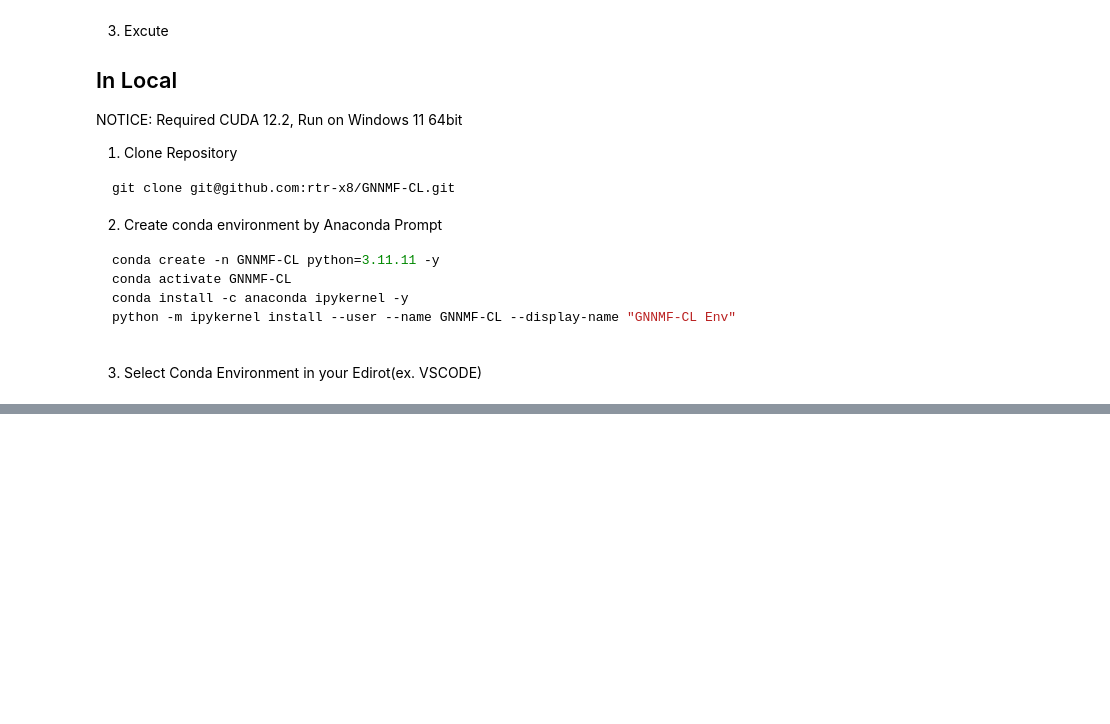
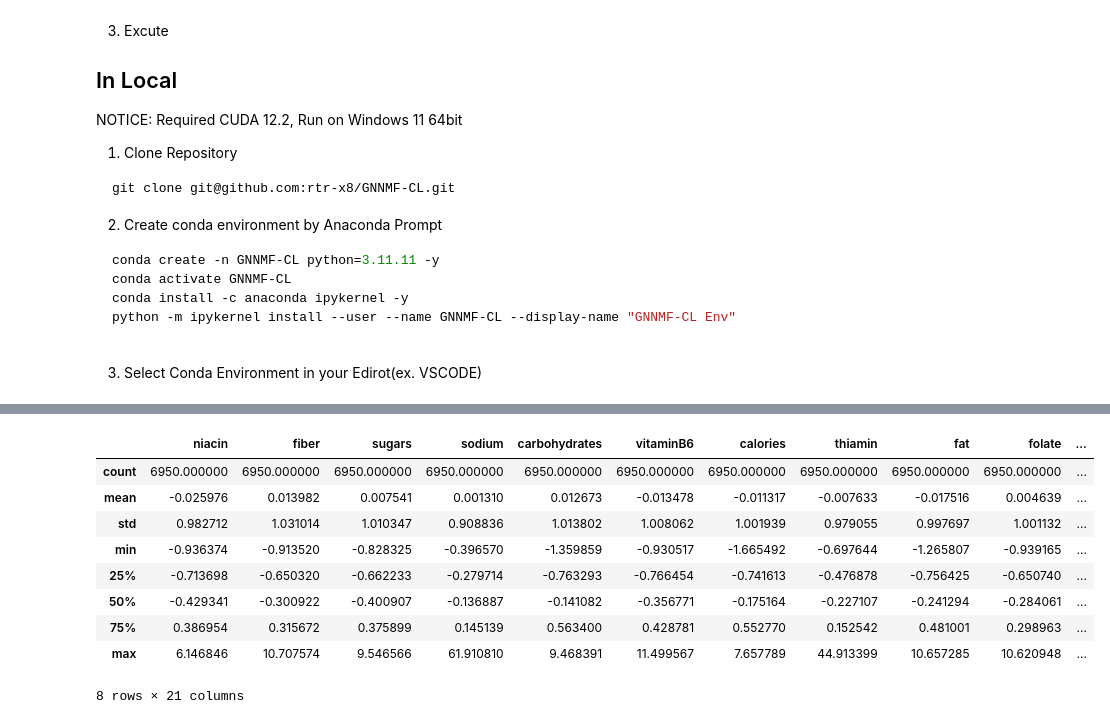
Before and after one commit to rtr-x8/GNNMF-CL, a Jupyter notebook: notebook/book.ipynb, the cells around one changed output, grey strips where cells are left out. Saved outputs shown, nothing was run; the diff lists cells and outputs as text; code cells hidden in the pictures; blank space fills up the shorter version.

```diff
--- a/notebook/book.ipynb
+++ b/notebook/book.ipynb
@@ -259,30 +310,43 @@ mini_ingredients = ingredients.loc[ingredients.index.isin(mini_recipe_ingredient
 mini_recipe_nutrients = recipe_nutrients.loc[recipe_nutrients.index.isin(recipe_ids)]
 mini_recipe_image_embeddings = recipe_image_embeddings.loc[recipe_image_embeddings.index.isin(recipe_ids)]
 mini_recipe_image_vlm_caption_embeddings = recipe_image_vlm_caption_embeddings.loc[recipe_image_vlm_caption_embeddings.index.isin(recipe_ids)]
 mini_recipe_cooking_directions_embeddings = recipe_cooking_directions_embeddings.loc[recipe_cooking_directions_embeddings.index.isin(recipe_ids)]
 mini_ingredients_with_embeddings = ingredients_with_embeddings.loc[ingredients_with_embeddings.index.isin(mini_ingredients.index)]
 mini_recipe_cooking_directions = recipe_cooking_directions.loc[recipe_cooking_directions.index.isin(recipe_ids)]
 mini_recipe_image_vlm_caption = recipe_image_vlm_caption.loc[recipe_image_vlm_caption.index.isin(recipe_ids)]
 mini_alternative_ingredients = load_alternative_ingredients(mini_path, mini_core_recipes.copy(), CONFIG["device"])
 mini_recipe_ingredients = filter_recipe_ingredient(mini_recipe_ingredients, mini_alternative_ingredients, CONFIG["filter_ingredient_sim_score"])
 mini_ingredients = mini_ingredients[mini_ingredients.index.isin(mini_recipe_ingredients["ingredient_id"])]
 
 diff_ing_id = list(set(mini_recipe_ingredients.ingredient_id) - set(mini_ingredients.index))
 mini_recipe_ingredients = mini_recipe_ingredients.loc[~mini_recipe_ingredients["ingredient_id"].isin(diff_ing_id)]
 
 mini_core_train_rating.to_csv(os.path.join(mini_path, "core-data-train_rating.csv"))
 mini_core_test_rating.to_csv(os.path.join(mini_path, "core-data-test_rating.csv"))
 mini_core_val_rating.to_csv(os.path.join(mini_path, "core-data-valid_rating.csv"))
 mini_recipe_ingredients.to_csv(os.path.join(mini_path, "recipe_ingredients.csv"))
 mini_ingredients.to_csv(os.path.join(mini_path, "ingredients.csv"))
 mini_recipe_image_embeddings.to_csv(os.path.join(mini_path, "recipe_image_embeddings_ft.csv"))
 mini_recipe_image_vlm_caption_embeddings.to_csv(os.path.join(mini_path, "recipe_image_vlm_caption_embeddings.csv"))
 mini_recipe_cooking_directions_embeddings.to_csv(os.path.join(mini_path, "recipe_cooking_directions_embeddings.csv"))
 mini_ingredients_with_embeddings.to_csv(os.path.join(mini_path, "ingredients_embeddings.csv"))
 mini_core_recipes.to_csv(os.path.join(mini_path, "core-data_recipe.csv"))
 mini_recipe_nutrients.to_csv(os.path.join(mini_path, "recipe_nutrients.csv"))
 mini_alternative_ingredients.to_csv(os.path.join(mini_path, "alternative_ingredients.csv"))
 mini_recipe_cooking_directions.to_csv(os.path.join(mini_path, "recipe_cooking_directions.csv"))
 mini_recipe_image_vlm_caption.to_csv(os.path.join(mini_path, "recipe_image_vlm_caption.csv"))
 
 """
+
+recipe_nutrients.loc[recipe_nutrients.index.isin(core_train_rating["recipe_id"])].describe()
+# %% [output]
+|  | niacin | fiber | sugars | sodium | carbohydrates | vitaminB6 | calories | thiamin | fat | folate | ... |
+| count | 6950.000000 | 6950.000000 | 6950.000000 | 6950.000000 | 6950.000000 | 6950.000000 | 6950.000000 | 6950.000000 | 6950.000000 | 6950.000000 | ... |
+| mean | -0.025976 | 0.013982 | 0.007541 | 0.001310 | 0.012673 | -0.013478 | -0.011317 | -0.007633 | -0.017516 | 0.004639 | ... |
+| std | 0.982712 | 1.031014 | 1.010347 | 0.908836 | 1.013802 | 1.008062 | 1.001939 | 0.979055 | 0.997697 | 1.001132 | ... |
+| min | -0.936374 | -0.913520 | -0.828325 | -0.396570 | -1.359859 | -0.930517 | -1.665492 | -0.697644 | -1.265807 | -0.939165 | ... |
+| 25% | -0.713698 | -0.650320 | -0.662233 | -0.279714 | -0.763293 | -0.766454 | -0.741613 | -0.476878 | -0.756425 | -0.650740 | ... |
+| 50% | -0.429341 | -0.300922 | -0.400907 | -0.136887 | -0.141082 | -0.356771 | -0.175164 | -0.227107 | -0.241294 | -0.284061 | ... |
+| 75% | 0.386954 | 0.315672 | 0.375899 | 0.145139 | 0.563400 | 0.428781 | 0.552770 | 0.152542 | 0.481001 | 0.298963 | ... |
+| max | 6.146846 | 10.707574 | 9.546566 | 61.910810 | 9.468391 | 11.499567 | 7.657789 | 44.913399 | 10.657285 | 10.620948 | ... |
+8 rows × 21 columns
```
Also changed, not shown: parts of 16 cells of this notebook, 2 other files.
